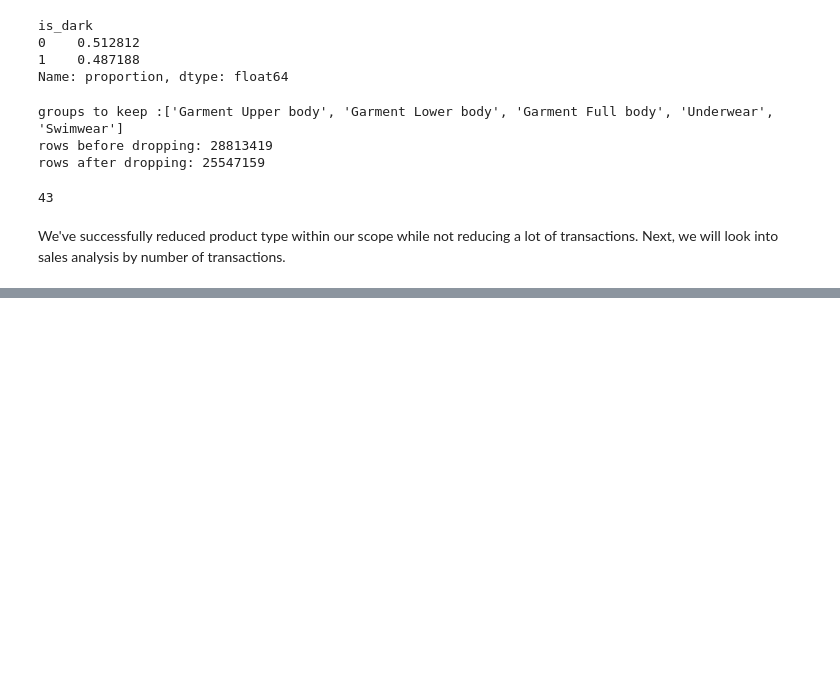
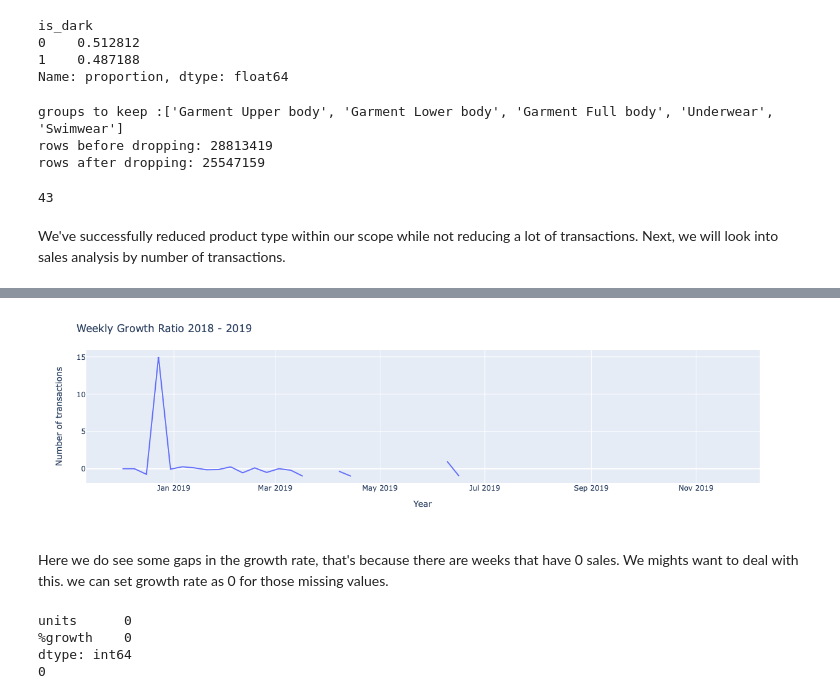
Before and after one commit to wellswang-ds/Capstone-BS, a Jupyter notebook: notebooks/H&M-Sprint2.ipynb, the cells around one changed output, grey strips where cells are left out. Cells and saved outputs as stored; diff of their text form; code cells hidden in the pictures; blank space fills up the shorter version.

```diff
--- a/notebooks/H&M-Sprint2.ipynb
+++ b/notebooks/H&M-Sprint2.ipynb
@@ -1365,0 +1487,29 @@ hm_sales_processed.to_csv('data/hm_sales_processed.csv', index=False)
+# %%
+# Looking at percentage difference by weeks
+df['%growth'] = df['units'].pct_change()
+# %%
+# Visualize growth % by time
+fig = px.line(df, x=df.index, y="%growth",)
+fig.update_layout(
+    yaxis_title="Number of transactions",
+    xaxis_title="Year",
+    legend_title="",
+    title="Weekly Growth Ratio 2018 - 2019"
+)
+fig.show();
+# %% [output]
+[figure, added]
+# %% [markdown]
+Here we do see some gaps in the growth rate, that's because there are weeks that have 0 sales. We mights want to deal with this. we can set growth rate as 0 for those missing values.
+# %%
+# replace growth rate with NaN and inf, -inf as 0
+df['%growth'] = np.where((df['%growth'].isna()) | (df['%growth'].isin([float('inf'), float('-inf')])), 0, df['%growth'])
+
+# Sanity check
+print(df.isna().sum())
+print((df['%growth'].isin([float('inf'), float('-inf')])).sum())
+# %% [output]
+units      0
+%growth    0
+dtype: int64
+0
```
Also changed, not shown: parts of 21 cells of this notebook.
